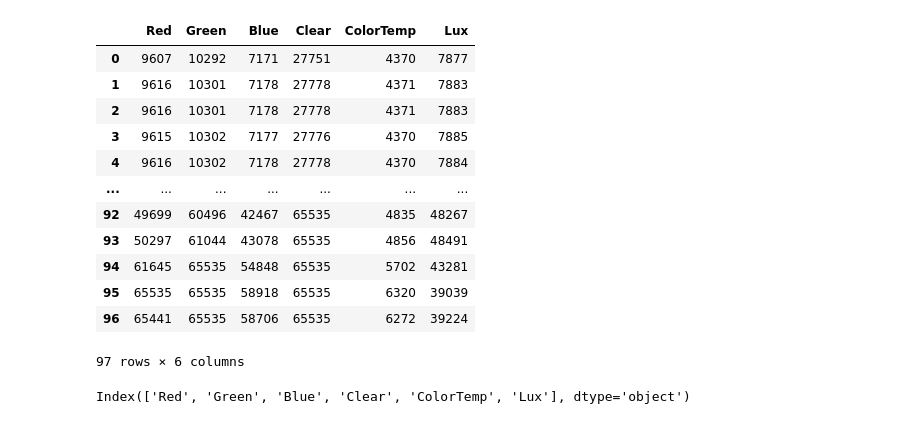
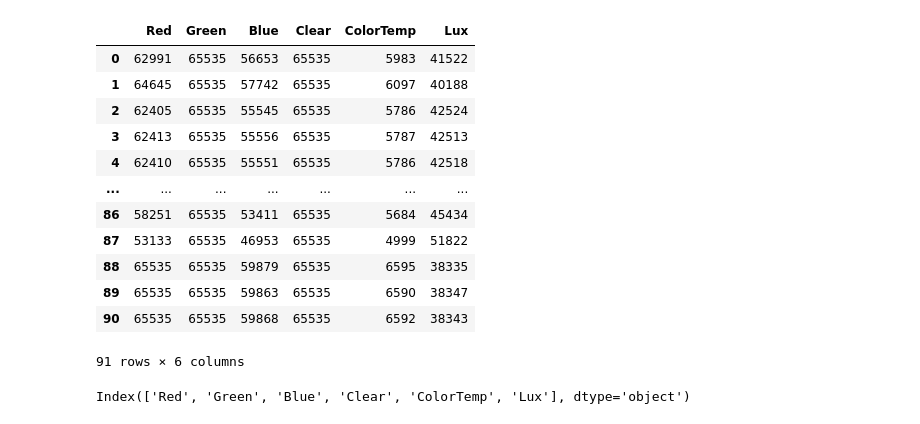
Before and after one commit to DimitarKV/CBLEmbedded, a Jupyter notebook: Orchestrator/Orchestrator.Portal/PointPlot/3DViewColorSensor.ipynb, the cells around one changed output. Cells and saved outputs as stored; diff of their text form; code cells hidden in the pictures.

Commit message:
Collected some valuable color sensor data for possible linear regression fitting

```diff
--- a/Orchestrator/Orchestrator.Portal/PointPlot/3DViewColorSensor.ipynb
+++ b/Orchestrator/Orchestrator.Portal/PointPlot/3DViewColorSensor.ipynb
@@ -5,25 +5,25 @@ from mpl_toolkits.mplot3d import Axes3D
 from scipy.spatial import Delaunay
 import numpy as np
 # %%
-dfWhite = pd.read_csv('white.csv')
-#dfBlack = pd.read_csv('data2.csv')
-#dfGreen = pd.read_csv('data3.csv')
+dfWhite = pd.read_csv('../white.csv')
+dfEmpty = pd.read_csv('../empty.csv')
+dfBlack = pd.read_csv('../black.csv')
 #dfConveyor = pd.read_csv('data4.csv')
 dfWhite.head(100)
 # %% [output]
 |  | Red | Green | Blue | Clear | ColorTemp | Lux |
-| 0 | 9607 | 10292 | 7171 | 27751 | 4370 | 7877 |
-| 1 | 9616 | 10301 | 7178 | 27778 | 4371 | 7883 |
-| 2 | 9616 | 10301 | 7178 | 27778 | 4371 | 7883 |
-| 3 | 9615 | 10302 | 7177 | 27776 | 4370 | 7885 |
-| 4 | 9616 | 10302 | 7178 | 27778 | 4370 | 7884 |
+| 0 | 62991 | 65535 | 56653 | 65535 | 5983 | 41522 |
+| 1 | 64645 | 65535 | 57742 | 65535 | 6097 | 40188 |
+| 2 | 62405 | 65535 | 55545 | 65535 | 5786 | 42524 |
+| 3 | 62413 | 65535 | 55556 | 65535 | 5787 | 42513 |
+| 4 | 62410 | 65535 | 55551 | 65535 | 5786 | 42518 |
 | ... | ... | ... | ... | ... | ... | ... |
-| 92 | 49699 | 60496 | 42467 | 65535 | 4835 | 48267 |
-| 93 | 50297 | 61044 | 43078 | 65535 | 4856 | 48491 |
-| 94 | 61645 | 65535 | 54848 | 65535 | 5702 | 43281 |
-| 95 | 65535 | 65535 | 58918 | 65535 | 6320 | 39039 |
-| 96 | 65441 | 65535 | 58706 | 65535 | 6272 | 39224 |
+| 86 | 58251 | 65535 | 53411 | 65535 | 5684 | 45434 |
+| 87 | 53133 | 65535 | 46953 | 65535 | 4999 | 51822 |
+| 88 | 65535 | 65535 | 59879 | 65535 | 6595 | 38335 |
+| 89 | 65535 | 65535 | 59863 | 65535 | 6590 | 38347 |
+| 90 | 65535 | 65535 | 59868 | 65535 | 6592 | 38343 |
-97 rows × 6 columns
+91 rows × 6 columns
 # %%
 dfWhite.columns
 # %% [output]
```
Also changed, not shown: parts of 4 cells of this notebook, 7 other files.
